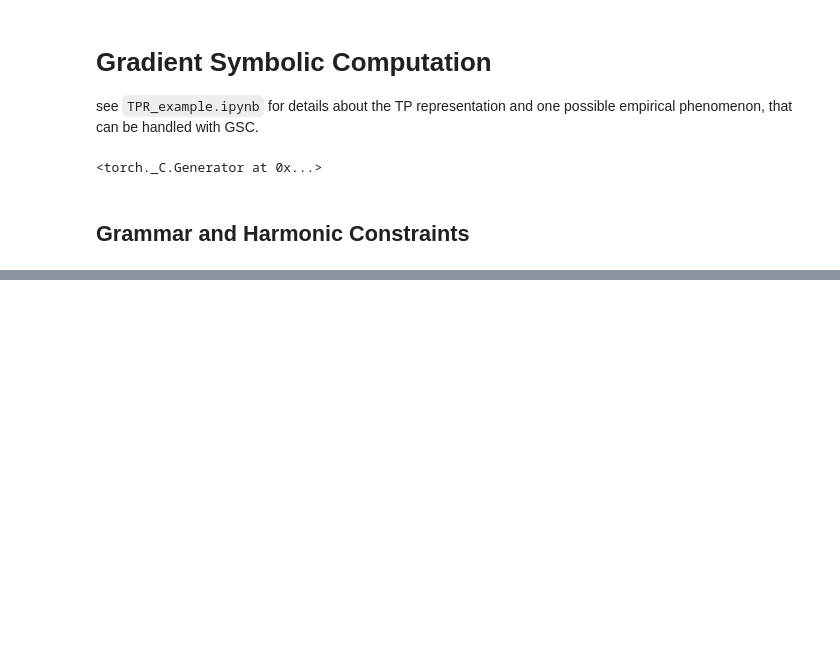
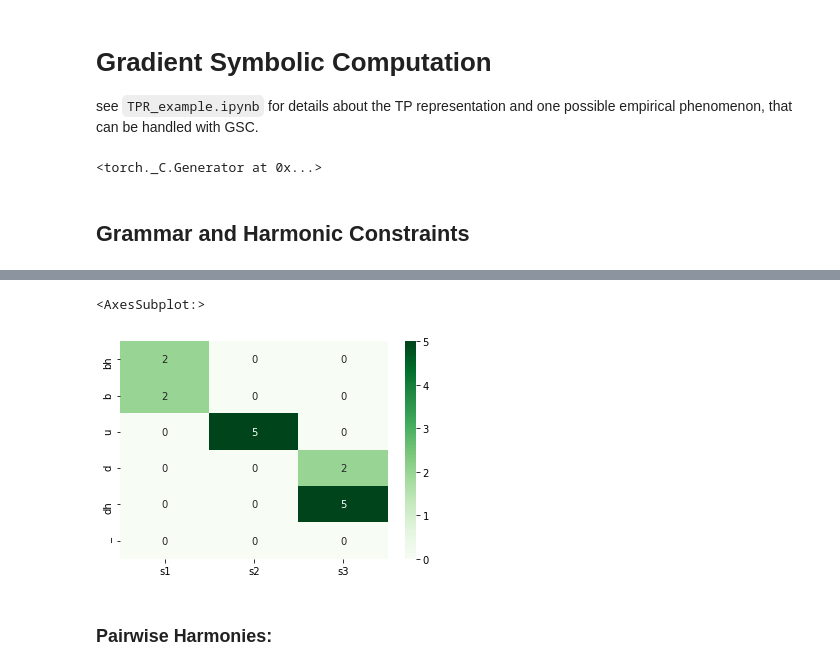
Before and after one commit to amasotti/grascom, a Jupyter notebook: example.ipynb, the cells around one changed output, grey strips where cells are left out. Saved outputs shown, nothing was run; the diff lists cells and outputs as text; code cells hidden in the pictures; blank space fills up the shorter version.

```diff
--- a/example.ipynb
+++ b/example.ipynb
@@ -45,0 +45,4 @@ G.update_Hcc(cons)
+# %%
+# Single Harmony constraints
+cons = [("b/s1", 2), ("bh/s1", 2), ("u/s2", 5), ("d/s3", 2), ("dh/s3", 5)]
+G.update_Hc(cons)
@@ -45,0 +56,6 @@ G.update_Hcc(cons)
+# %%
+# Pairwise Harmony
+# Matrix dim: (nF, nR, nF, nR)
+cons = [("u/s2", "d/s3", -3),
+        ("u/s2", "dh/s3", 3)]
+G.update_Hcc(cons)
@@ -45,0 +64,4 @@ G.update_Hcc(cons)
+# %%
+harmonies = G.Hc.numpy()
+harmonies = pd.DataFrame(harmonies, columns=roles, index=fillers)
+harmonies
@@ -45,0 +78,7 @@ G.update_Hcc(cons)
+# %%
+sns.heatmap(harmonies, annot=True, cmap="Greens")
+# %% [output]
+<AxesSubplot:>
+[figure, added]
+# %% [markdown]
+### Pairwise Harmonies:
```
Also changed, not shown: parts of 22 cells of this notebook, 8 other files.
